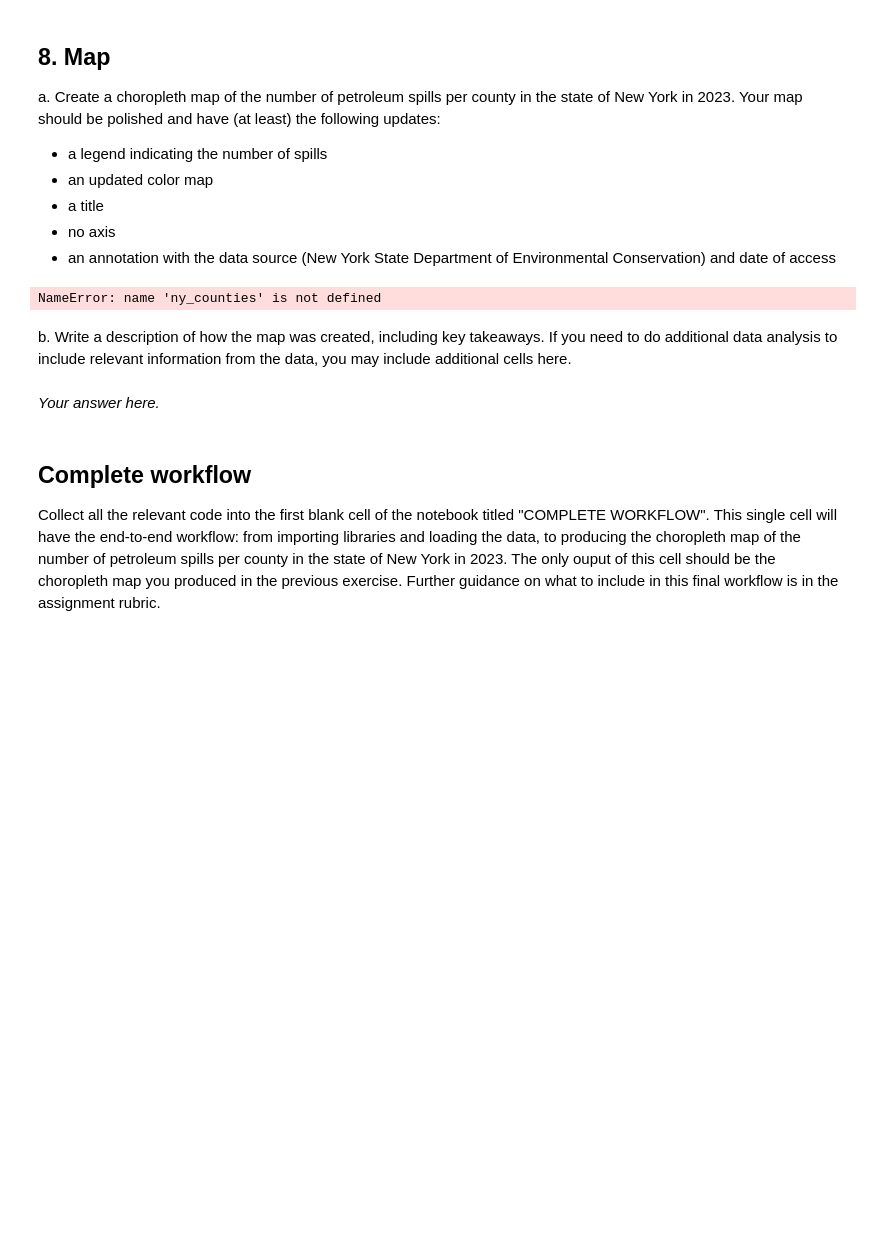
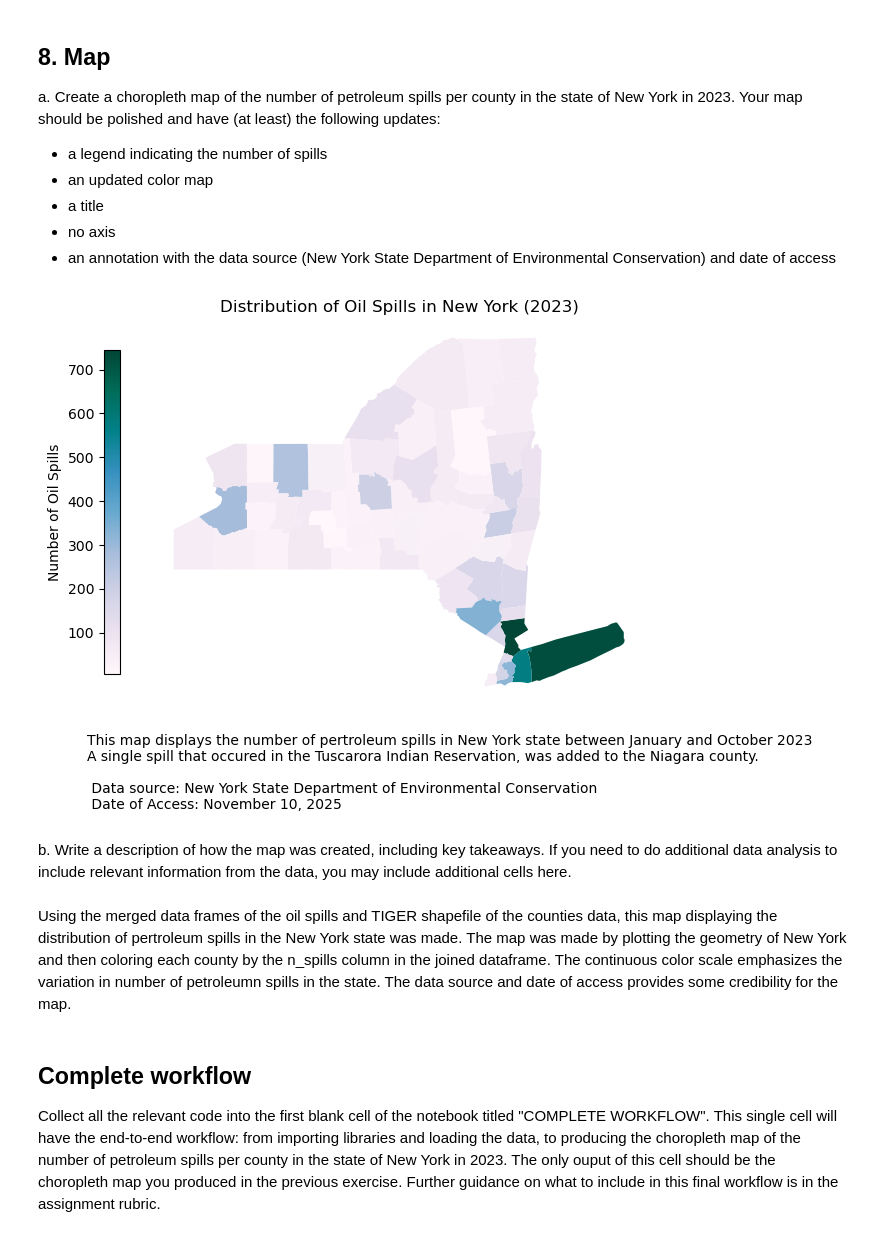
Before and after one commit to jaslynmiura/eds220-hwk3, a Jupyter notebook: hwk3-task1-spills.ipynb, the cells around one changed output. Cells and saved outputs as stored; diff of their text form; code cells hidden in the pictures; blank space fills up the shorter version.

```diff
--- a/hwk3-task1-spills.ipynb
+++ b/hwk3-task1-spills.ipynb
@@ -585,22 +552,34 @@ Your map should be polished and have (at least) the following updates:
 - no axis
 - an annotation with the data source (New York State Department of Environmental Conservation) and date of access
 # %%
+fig, ax = plt.subplots(figsize=(8, 6))
+
+# Remove the axis for a cleaner map
+ax.axis('off')
+
 ny_counties.plot(column = 'n_spills',
-                     legend = True,
-                     cmap = 'PuBuGn',
-                     legend_kwds={
+                    ax = ax,
+                    legend = True,
+                    cmap = 'PuBuGn',
+                    legend_kwds={
                         "shrink": 0.7,
-                        "label": "Number of Arctic Communities",
-                        "orientation": "horizontal",
+                        "label": "Number of Oil Spills",
+                        "orientation": "vertical",
+                        "location": "left",
                         "pad": 0.05
     }
 )
+
+ax.set_title('Distribution of Oil Spills in New York (2023)')
+plt.figtext(0.2, 0, "This map displays the number of pertroleum spills in New York state between January and October 2023 \nA single spill that occured in the Tuscarora Indian Reservation, was added to the Niagara county. \n \n Data source: New York State Department of Environmental Conservation \n Date of Access: November 10, 2025")
+
+plt.show()
 # %% [output]
-NameError: name 'ny_counties' is not defined
+[figure, added]
 # %% [markdown]
 b. Write a description of how the map was created, including key takeaways. If you need to do additional data analysis to include relevant information from the data, you may include additional cells here.
 # %% [markdown]
-*Your answer here.*
+Using the merged data frames of the oil spills and TIGER shapefile of the counties data, this map displaying the distribution of pertroleum spills in the New York state was made. The map was made by plotting the geometry of New York and then coloring each county by the n_spills column in the joined dataframe. The continuous color scale emphasizes the variation in number of petroleumn spills in the state. The data source and date of access provides some credibility for the map.
 # %% [markdown]
 ## Complete workflow
 
```
Also changed, not shown: parts of 39 cells of this notebook.
